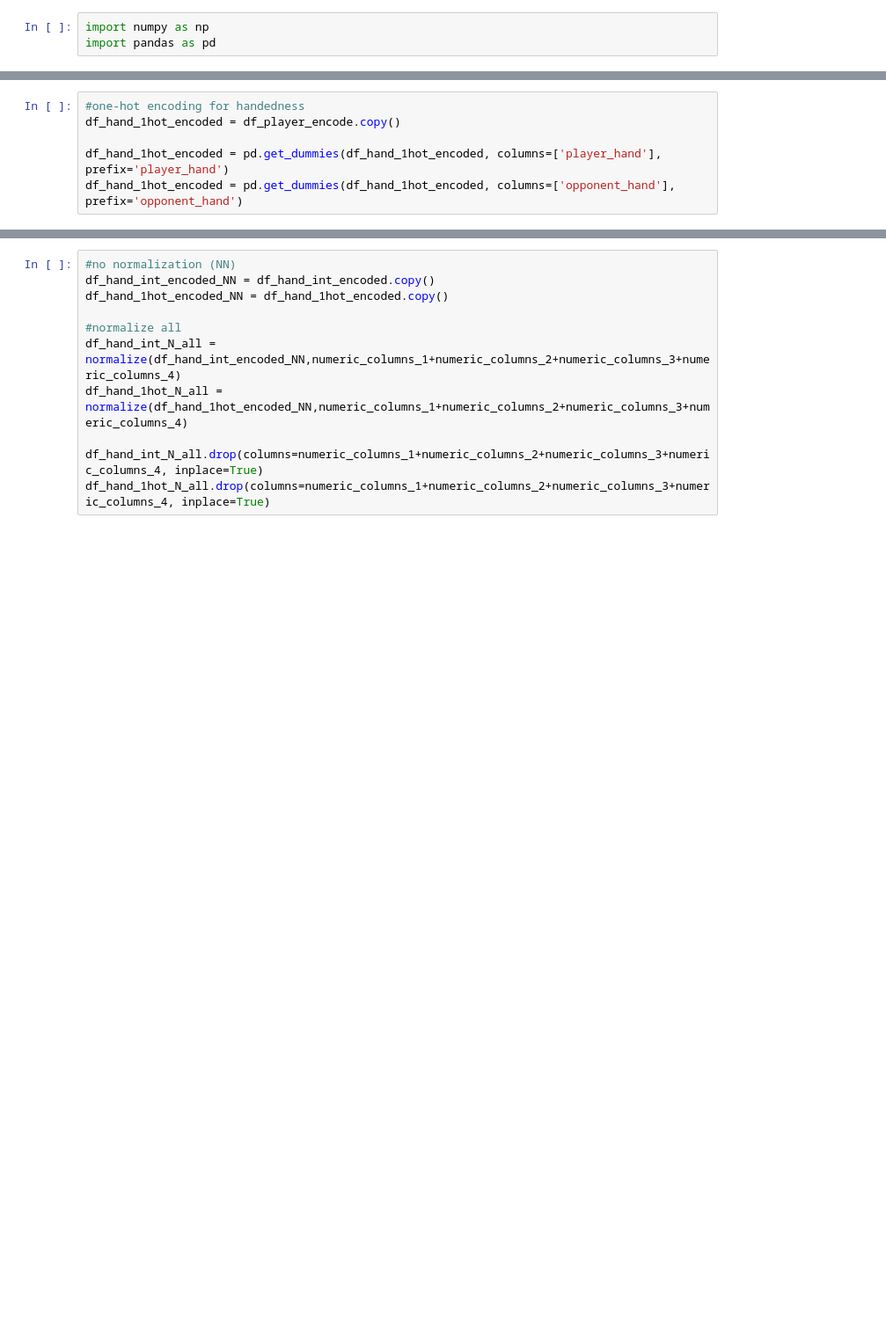
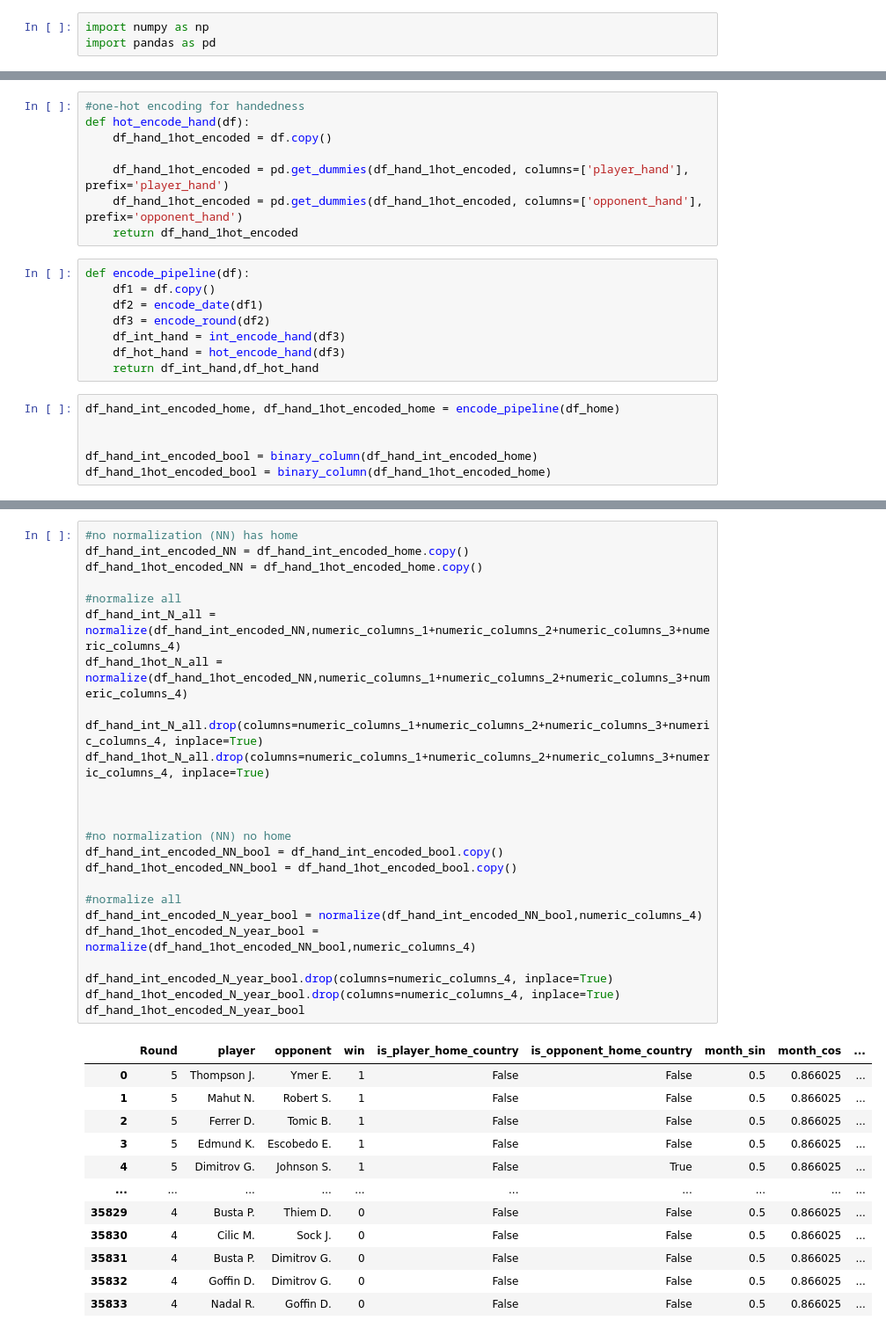
Before and after one commit to Farnaaaz/TenniMatchPrediction, a Jupyter notebook: modelling.ipynb, the cells around one changed output, grey strips where cells are left out. Shown at 88% size. Saved outputs shown, nothing was run; the diff lists cells and outputs as text; blank space fills up the shorter version.

```diff
--- a/modelling.ipynb
+++ b/modelling.ipynb
@@ -204,7 +262,23 @@ df_hand_int_encoded['opponent_hand'] = df_hand_int_encoded['opponent_hand'].map(
 # %%
 #one-hot encoding for handedness
-df_hand_1hot_encoded = df_player_encode.copy()
+def hot_encode_hand(df):
+    df_hand_1hot_encoded = df.copy()
 
-df_hand_1hot_encoded = pd.get_dummies(df_hand_1hot_encoded, columns=['player_hand'], prefix='player_hand')
-df_hand_1hot_encoded = pd.get_dummies(df_hand_1hot_encoded, columns=['opponent_hand'], prefix='opponent_hand')
+    df_hand_1hot_encoded = pd.get_dummies(df_hand_1hot_encoded, columns=['player_hand'], prefix='player_hand')
+    df_hand_1hot_encoded = pd.get_dummies(df_hand_1hot_encoded, columns=['opponent_hand'], prefix='opponent_hand')
+    return df_hand_1hot_encoded
+# %%
+def encode_pipeline(df):
+    df1 = df.copy()
+    df2 = encode_date(df1)
+    df3 = encode_round(df2)
+    df_int_hand = int_encode_hand(df3)
+    df_hot_hand = hot_encode_hand(df3)
+    return df_int_hand,df_hot_hand
+# %%
+df_hand_int_encoded_home, df_hand_1hot_encoded_home = encode_pipeline(df_home)
+
+
+df_hand_int_encoded_bool = binary_column(df_hand_int_encoded_home)
+df_hand_1hot_encoded_bool = binary_column(df_hand_1hot_encoded_home)
 # %%
@@ -225,13 +300,40 @@ def normalize(og_df, numeric_columns):
         df[f'{column}_decimal'] = df[column] / (10**max_length)
     return df
 # %%
-#no normalization (NN)
-df_hand_int_encoded_NN = df_hand_int_encoded.copy()
-df_hand_1hot_encoded_NN = df_hand_1hot_encoded.copy()
+#no normalization (NN) has home
+df_hand_int_encoded_NN = df_hand_int_encoded_home.copy()
+df_hand_1hot_encoded_NN = df_hand_1hot_encoded_home.copy()
 
 #normalize all
 df_hand_int_N_all = normalize(df_hand_int_encoded_NN,numeric_columns_1+numeric_columns_2+numeric_columns_3+numeric_columns_4)
 df_hand_1hot_N_all = normalize(df_hand_1hot_encoded_NN,numeric_columns_1+numeric_columns_2+numeric_columns_3+numeric_columns_4)
 
 df_hand_int_N_all.drop(columns=numeric_columns_1+numeric_columns_2+numeric_columns_3+numeric_columns_4, inplace=True)
 df_hand_1hot_N_all.drop(columns=numeric_columns_1+numeric_columns_2+numeric_columns_3+numeric_columns_4, inplace=True)
+
+
+
+#no normalization (NN) no home
+df_hand_int_encoded_NN_bool = df_hand_int_encoded_bool.copy()
+df_hand_1hot_encoded_NN_bool = df_hand_1hot_encoded_bool.copy()
+
+#normalize all
+df_hand_int_encoded_N_year_bool = normalize(df_hand_int_encoded_NN_bool,numeric_columns_4)
+df_hand_1hot_encoded_N_year_bool = normalize(df_hand_1hot_encoded_NN_bool,numeric_columns_4)
+
+df_hand_int_encoded_N_year_bool.drop(columns=numeric_columns_4, inplace=True)
+df_hand_1hot_encoded_N_year_bool.drop(columns=numeric_columns_4, inplace=True)
+df_hand_1hot_encoded_N_year_bool
+# %% [output]
+|  | Round | player | opponent | win | is_player_home_country | is_opponent_home_country | month_sin | month_cos | ... |
+| 0 | 5 | Thompson J. | Ymer E. | 1 | False | False | 0.5 | 0.866025 | ... |
+| 1 | 5 | Mahut N. | Robert S. | 1 | False | False | 0.5 | 0.866025 | ... |
+| 2 | 5 | Ferrer D. | Tomic B. | 1 | False | False | 0.5 | 0.866025 | ... |
+| 3 | 5 | Edmund K. | Escobedo E. | 1 | False | False | 0.5 | 0.866025 | ... |
+| 4 | 5 | Dimitrov G. | Johnson S. | 1 | False | True | 0.5 | 0.866025 | ... |
+| ... | ... | ... | ... | ... | ... | ... | ... | ... | ... |
+| 35829 | 4 | Busta P. | Thiem D. | 0 | False | False | 0.5 | 0.866025 | ... |
+| 35830 | 4 | Cilic M. | Sock J. | 0 | False | False | 0.5 | 0.866025 | ... |
+| 35831 | 4 | Busta P. | Dimitrov G. | 0 | False | False | 0.5 | 0.866025 | ... |
+| 35832 | 4 | Goffin D. | Dimitrov G. | 0 | False | False | 0.5 | 0.866025 | ... |
+| 35833 | 4 | Nadal R. | Goffin D. | 0 | False | False | 0.5 | 0.866025 | ... |
```
Also changed, not shown: parts of 21 cells of this notebook, 3 other files.
